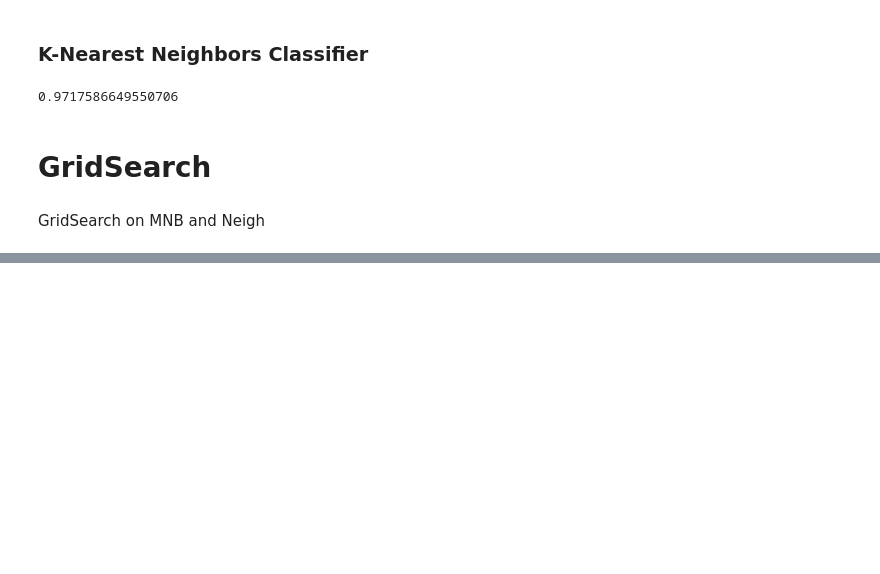
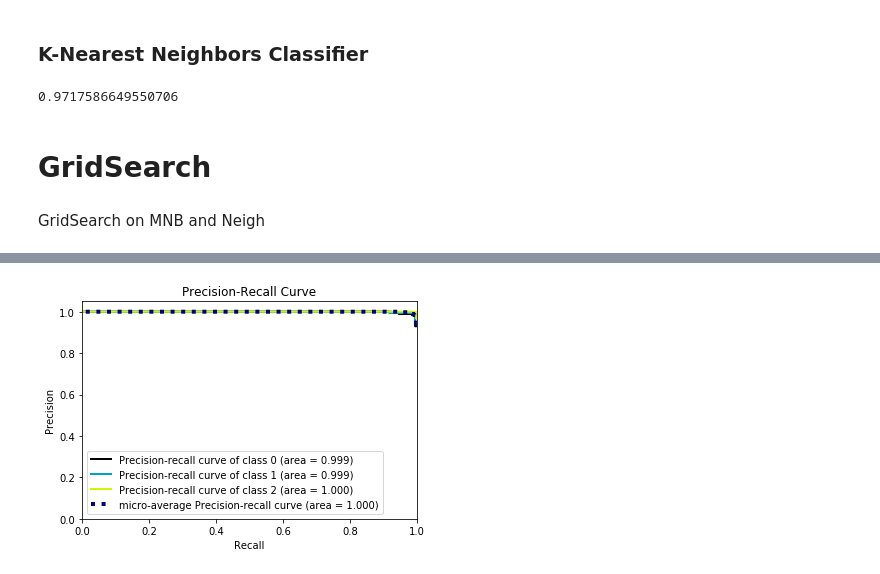
Before and after one commit to clara-codes/chinese-text-classification, a Jupyter notebook: Text Classification/Text Classification by Naive Bayes.ipynb, the cells around one changed output, grey strips where cells are left out. Drawn from its saved outputs; the diff is of its cells as text; code cells hidden in the pictures; blank space fills up the shorter version.

```diff
--- a/Text Classification/Text Classification by Naive Bayes.ipynb
+++ b/Text Classification/Text Classification by Naive Bayes.ipynb
@@ -194,0 +278,5 @@ KeyboardInterrupt:
+# %%
+skplt.metrics.plot_precision_recall_curve(strat_valid_set['tags_id'].values, probas)
+plt.show()
+# %% [output]
+[figure, added]
```
Also changed, not shown: parts of 21 cells of this notebook, 4 other files.
